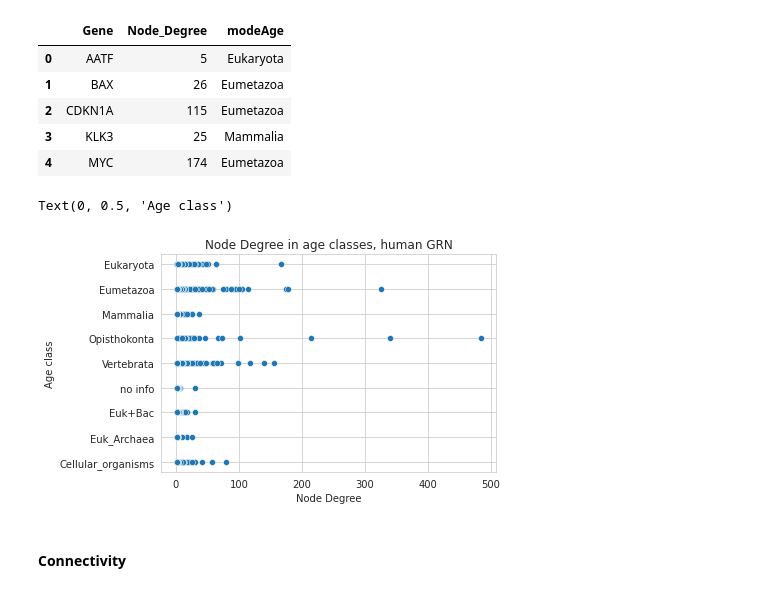
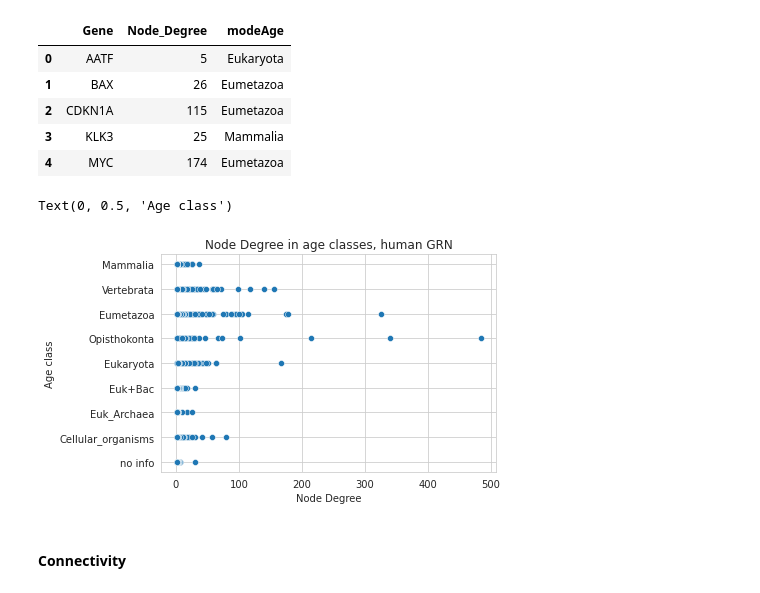
Before and after one commit to Freddsle/age_patterns, a Jupyter notebook: code/02_Liebeskind_age_classes.ipynb, the cells around one changed output. Cells and saved outputs as stored; diff of their text form; code cells hidden in the pictures.

```diff
--- a/code/02_Liebeskind_age_classes.ipynb
+++ b/code/02_Liebeskind_age_classes.ipynb
@@ -1171,15 +1177,19 @@ human_ndegree['modeAge'].fillna('no info', inplace=True)
 human_ndegree['Age'] = human_ndegree['modeAge'].apply(lambda x: classes.index(x))
 # %%
 plt.figure(figsize=(6, 4))
+
+human_ndegree['modeAge'] = [classes.index(x) for x in human_ndegree['modeAge']]
 sns.scatterplot(y="modeAge", x="Node_Degree", data=human_ndegree)
+plt.yticks(range(len(classes)), classes)
+
 plt.title('Node Degree in age classes, human GRN')
 plt.xlabel('Node Degree')
 plt.ylabel('Age class')
 #plt.savefig('../data/02_plots/human_node_degree.png')
 #plt.close()
 # %% [output]
 Text(0, 0.5, 'Age class')
-[figure, old version]
+[figure, new version]
 # %% [markdown]
 #### Сonnectivity
 # %%
```
Also changed, not shown: parts of 2 cells of this notebook, 8 other files.
